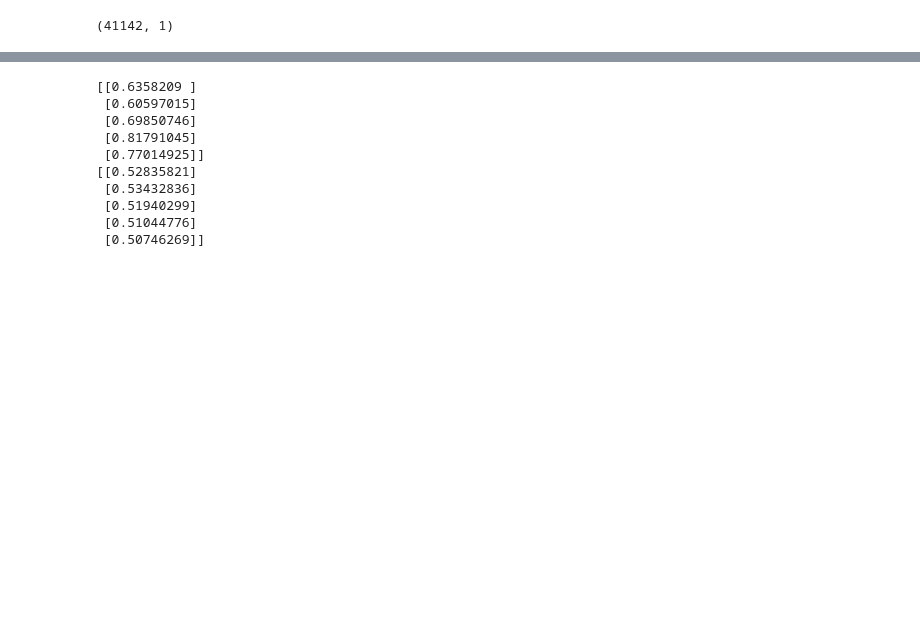
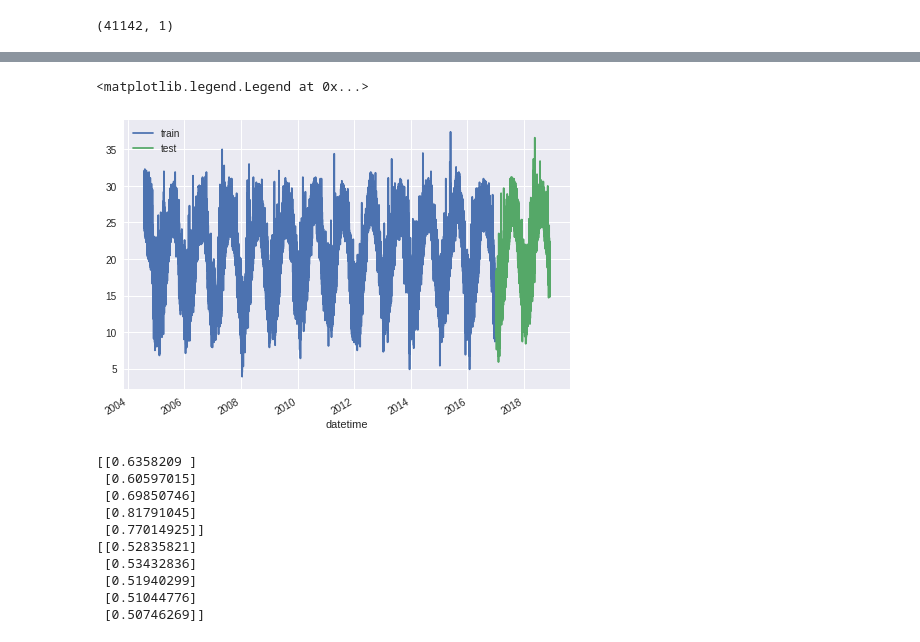
Before and after one commit to phpenthusiast/adventures_in_ml, a Jupyter notebook: 5 temperature forecasting with rnn.ipynb, the cells around one changed output, grey strips where cells are left out. Drawn from its saved outputs; the diff is of its cells as text; code cells hidden in the pictures; blank space fills up the shorter version.

```diff
--- a/5 temperature forecasting with rnn.ipynb
+++ b/5 temperature forecasting with rnn.ipynb
@@ -89,11 +91,15 @@ dtypes: float64(1)
 memory usage: 642.8 KB
 (41142, 1)
 # %%
-# Separate between the train and test datasets
-## How to separate by time?
-dataset_train = np.array(df[:int(df.shape[0]*0.8)])
-dataset_test  = np.array(df[int(df.shape[0]*0.8):])
+## Separate between the train and test datasets
 
-print(dataset_train.shape)
-print(dataset_test.shape)
+## Separate by precent
+# dataset_train = df[:int(df.shape[0]*0.7)]
+# dataset_test  = df[int(df.shape[0]*0.7):]
+
+## Or better separate by time
+split_date = pd.datetime(2017,1,1)
+
+dataset_train = df[:split_date]
+dataset_test  = df[split_date:]
 # %% [output]
@@ -102 +125,9 @@ print(dataset_test.shape)
+# %%
+# Plot the datasets
+ax = dataset_train.plot()
+dataset_test.plot(ax=ax)
+plt.legend(['train','test'])
+# %% [output]
+<matplotlib.legend.Legend at 0x...>
+[figure, added]
 # %%
```
Also changed, not shown: parts of 23 cells of this notebook.
